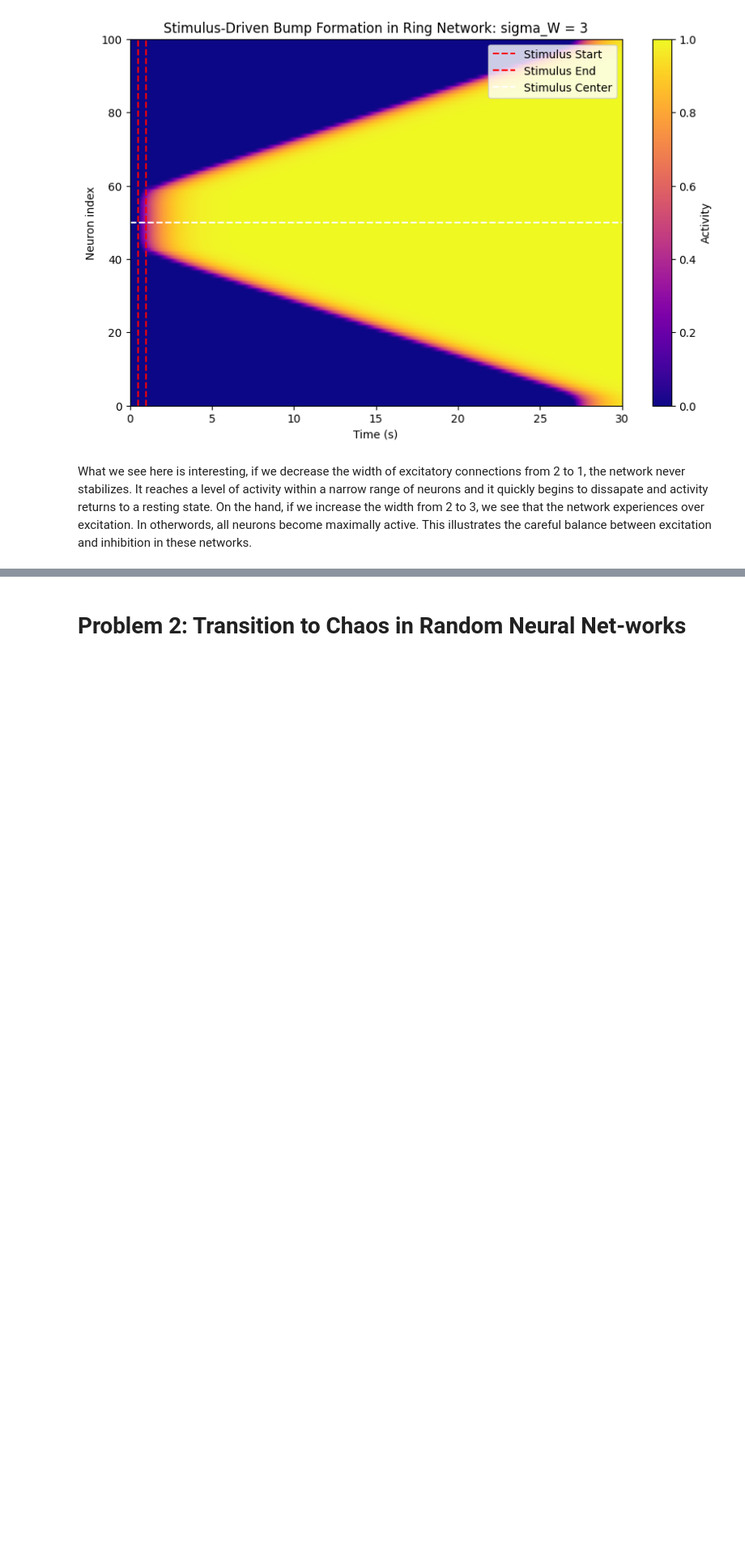
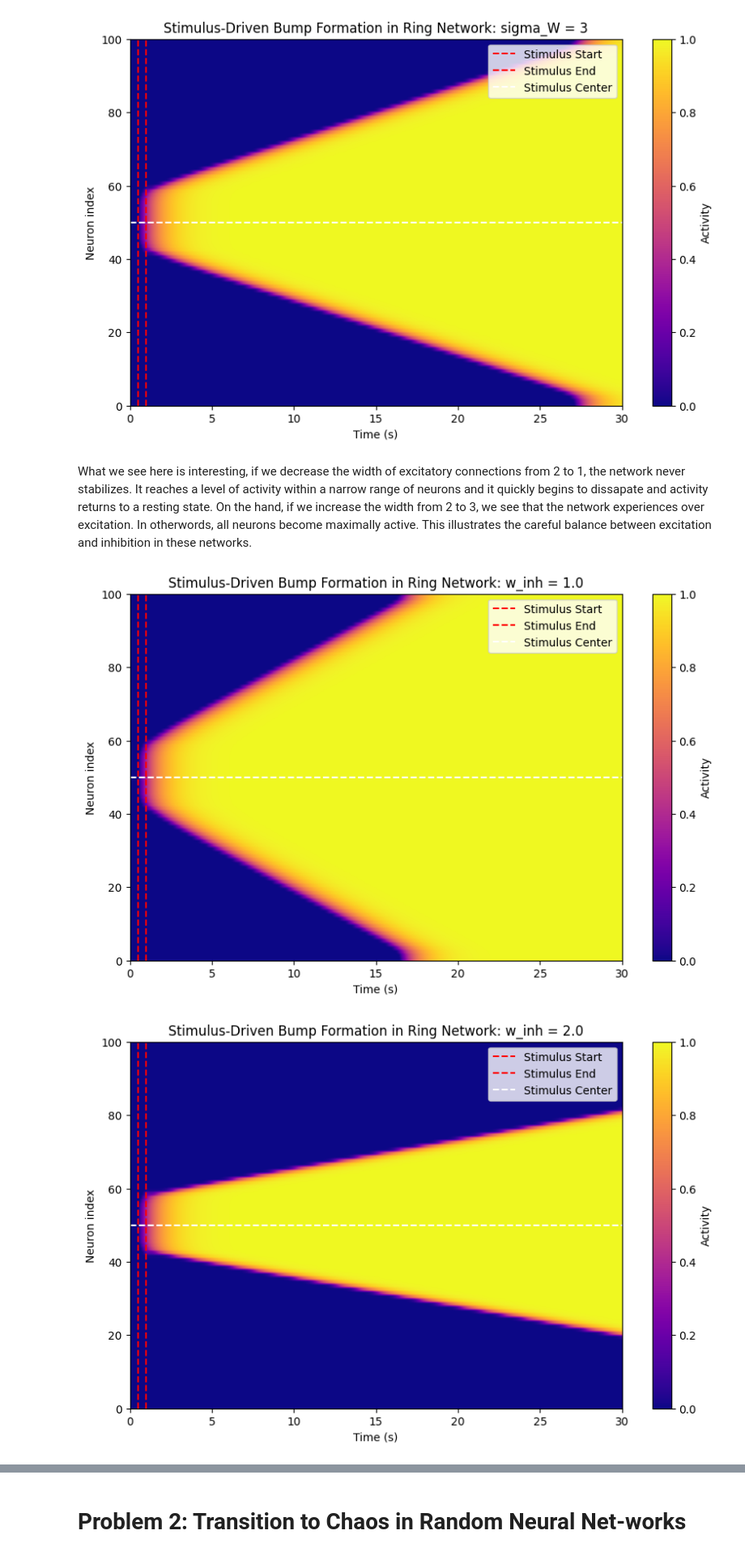
Before and after one commit to eali93/Computational-Neuroscience, a Jupyter notebook: homework-9.ipynb, the cells around one changed output, grey strips where cells are left out. Shown at 81% size. Drawn from its saved outputs; the diff is of its cells as text; code cells hidden in the pictures; blank space fills up the shorter version.

```diff
--- a/homework-9.ipynb
+++ b/homework-9.ipynb
@@ -543,40 +547,43 @@ plt.show()
 What we see here is interesting, if we decrease the width of excitatory connections from 2 to 1, the network never stabilizes. It reaches a level of activity within a narrow range of neurons and it quickly begins to dissapate and activity returns to a resting state. On the hand, if we increase the width from 2 to 3, we see that the network experiences over excitation. In otherwords, all neurons become maximally active. This illustrates the careful balance between excitation and inhibition in these networks.
 # %%
 # Vary w_inh values
-w_inh_values = [.8, 1.0, 1.2, 2.0, 5.0]
+w_inh_values = [1.0, 2.0, 2.8, 3.0, 3.5]
 
 # Set up w matrix with original weights
-sigma_w = 3  # Width of excitatory connections
+sigma_w = 3  # Width of excitatory connections.
 # Weight Matrix
 W = np.zeros((N,N))  # Create N x N matrix of zeros
 for i in range(N):
     for j in range(N):
         distance = min(abs(i-j), N-abs(i-j))
         W[i][j] = A * np.exp(-(distance**2)/(2*(sigma_w**2)))
 
 for x in w_inh_values:
     w_inh = x
     # Run simulation with external input
     r_current = np.zeros(N+1)
     for t in range(numSteps-1):
         r_current[0] = r_inh_stim[t]
         r_current[1:] = r_exc_stim[:, t]
 
         # Pass the external input for this time step
         dr = network_dynamics(time[t], r_current, I=I_ext[:, t])
 
         # Update using Euler method
         r_inh_stim[t+1] = r_inh_stim[t] + dt * dr[0]
         r_exc_stim[:, t+1] = r_exc_stim[:, t] + dt * dr[1:]
 
     plt.figure(figsize=(10,6))
     plt.imshow(r_exc_stim, aspect='auto', origin='lower', cmap='plasma', extent=[0,T,0,N])
     plt.colorbar(label='Activity')
     plt.axvline(x=stim_start, color='r', linestyle='--', label='Stimulus Start')
     plt.axvline(x=stim_end, color='r', linestyle='--', label='Stimulus End')
     plt.axhline(y=stim_center, color='w', linestyle='--', label='Stimulus Center')
     plt.xlabel('Time (s)')
     plt.ylabel('Neuron index')
     plt.title('Stimulus-Driven Bump Formation in Ring Network: w_inh = {}'.format(str(x)))
     plt.legend()
     plt.show()
+# %% [output]
+[figure, added]
+[figure, added]
```
Also changed, not shown: parts of 10 cells of this notebook.
